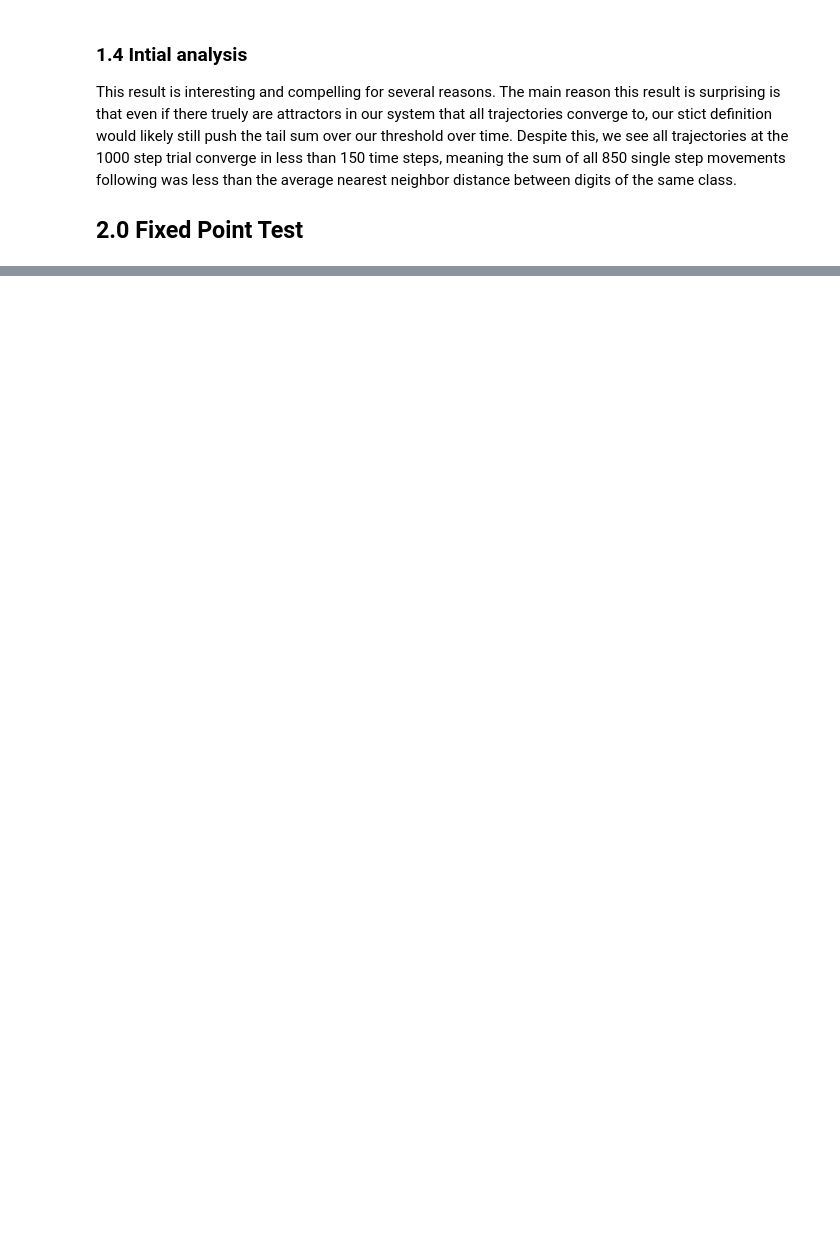
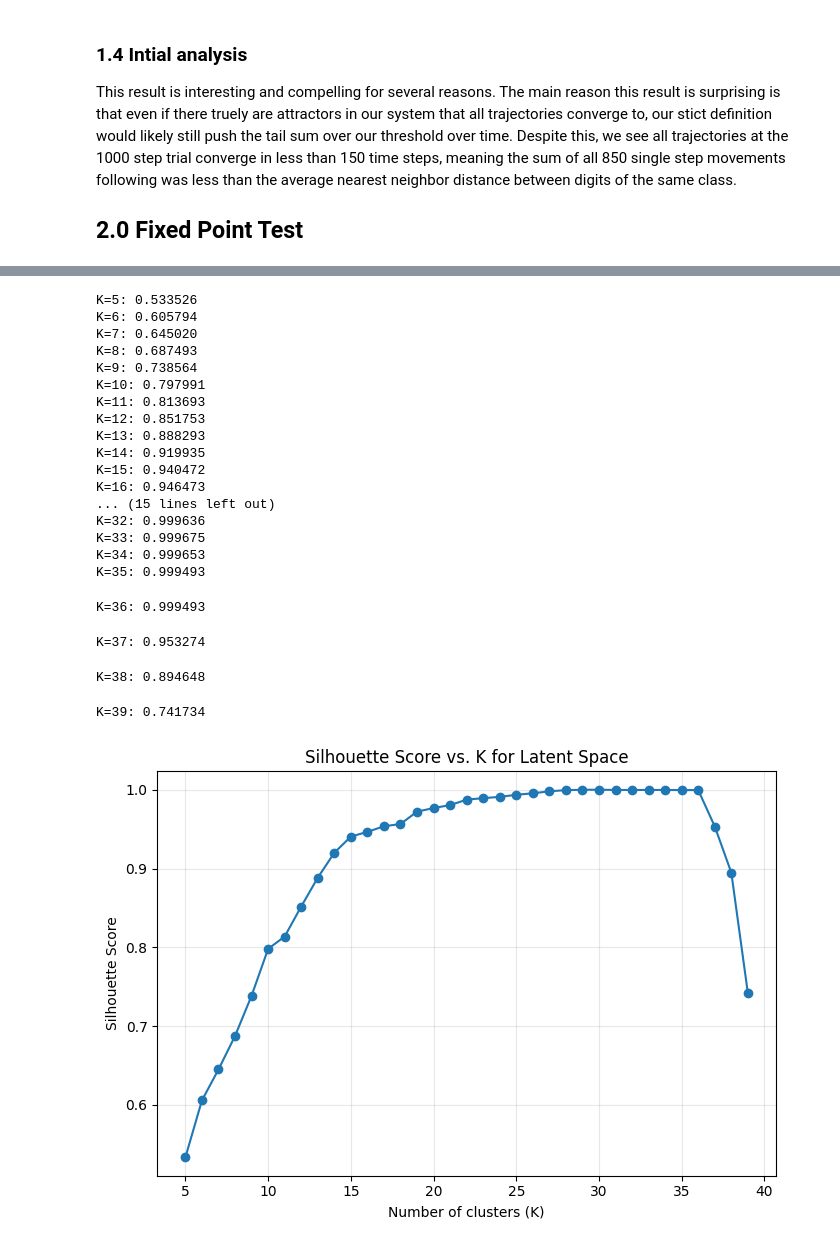
Before and after one commit to Traver-Smith/MQP2526, a Jupyter notebook: notebooks/B_Term_Research.ipynb, the cells around one changed output, grey strips where cells are left out. Saved outputs shown, nothing was run; the diff lists cells and outputs as text; code cells hidden in the pictures; blank space fills up the shorter version.

```diff
--- a/notebooks/B_Term_Research.ipynb
+++ b/notebooks/B_Term_Research.ipynb
@@ -870,0 +789,5 @@ def spectral_norm_of_jacobian(
+# %%
+step_list = [600]
+loader = test_loader
+eps = epsilon_state/10000
+test_halting(step_list=step_list, tolerance=eps, loader=test_loader)
@@ -870,0 +889,49 @@ def spectral_norm_of_jacobian(
+# %%
+import numpy as np
+import matplotlib.pyplot as plt
+from sklearn.cluster import KMeans
+from sklearn.metrics import silhouette_score
+
+Ks = range(5, 40)
+sil_scores = []
+
+for K in Ks:
+    kmeans = KMeans(n_clusters=K, n_init="auto", random_state=0).fit(z)
+    score = silhouette_score(z, kmeans.labels_)
+    sil_scores.append(score)
+    print(f"K={K}: {score:.6f}")
+
+# -------------------------
+# Plot silhouette score vs K
+# -------------------------
+plt.figure(figsize=(7,5))
+plt.plot(Ks, sil_scores, marker="o")
+plt.xlabel("Number of clusters (K)")
+plt.ylabel("Silhouette Score")
+plt.title("Silhouette Score vs. K for Latent Space")
+plt.grid(alpha=0.3)
+plt.tight_layout()
+plt.show()
+# %% [output]
+K=5: 0.533526
+K=6: 0.605794
+K=7: 0.645020
+K=8: 0.687493
+K=9: 0.738564
+K=10: 0.797991
+K=11: 0.813693
+K=12: 0.851753
+K=13: 0.888293
+K=14: 0.919935
+K=15: 0.940472
+K=16: 0.946473
+... (15 lines left out)
+K=32: 0.999636
+K=33: 0.999675
+K=34: 0.999653
+K=35: 0.999493
+K=36: 0.999493
+K=37: 0.953274
+K=38: 0.894648
+K=39: 0.741734
+[figure, added]
```
Also changed, not shown: parts of 15 cells of this notebook.
